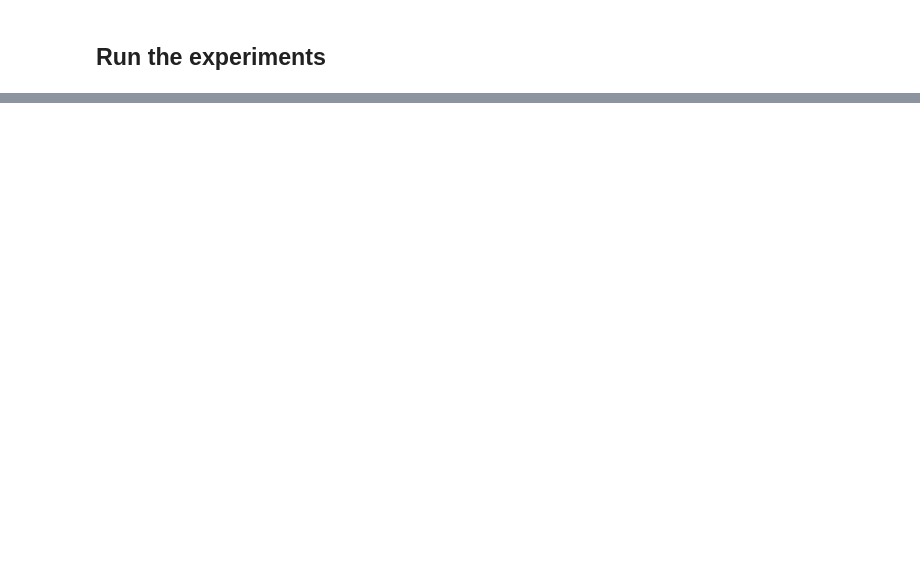
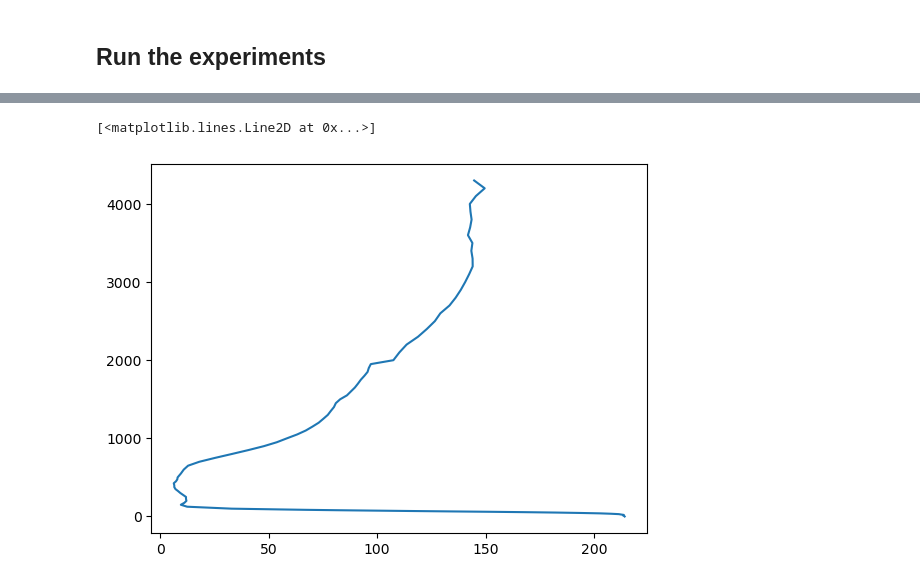
Before and after one commit to pearseb/py-WOMBAT, a Jupyter notebook: lite/run.ipynb, the cells around one changed output, grey strips where cells are left out. Cells and saved outputs as stored; diff of their text form; code cells hidden in the pictures; blank space fills up the shorter version.

```diff
--- a/lite/run.ipynb
+++ b/lite/run.ipynb
@@ -133,0 +177,4 @@ Running 2 parallel experiments
+# %%
+data = xr.open_dataset('inputs/woa23_all_o00_01.nc', decode_times=False)
+o2 = data['o_an'].squeeze()
+data.close()
@@ -133,0 +224,5 @@ Running 2 parallel experiments
+# %%
+lon = 270.0 - 360.0
+lat = -10.0
+allo2 = o2.sel(lon=lon, lat=lat, method='nearest')
+allo2
@@ -133,0 +265,6 @@ Running 2 parallel experiments
+# %%
+plt.figure()
+plt.plot(allo2, allo2.coords['depth'])
+# %% [output]
+[<matplotlib.lines.Line2D at 0x...>]
+[figure, added]
```
Also changed, not shown: parts of 10 cells of this notebook, 4 other files.
